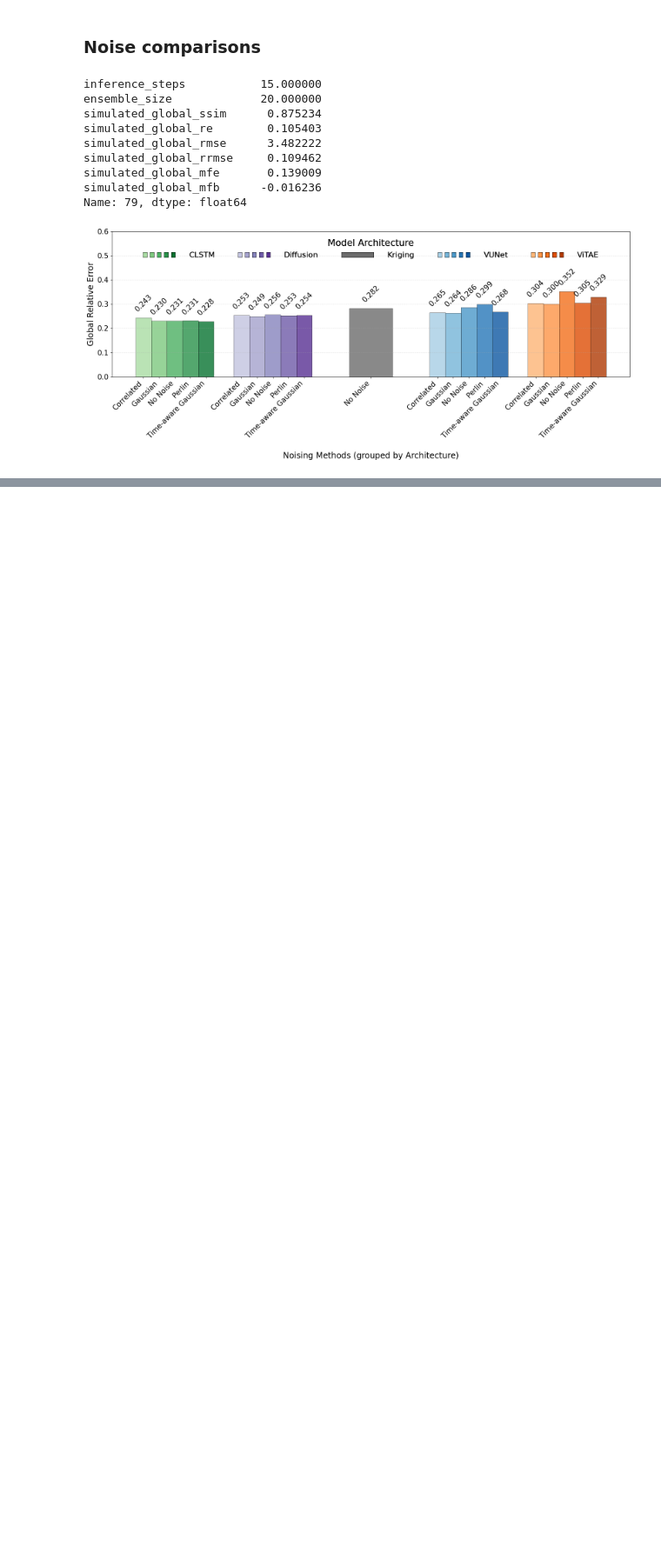
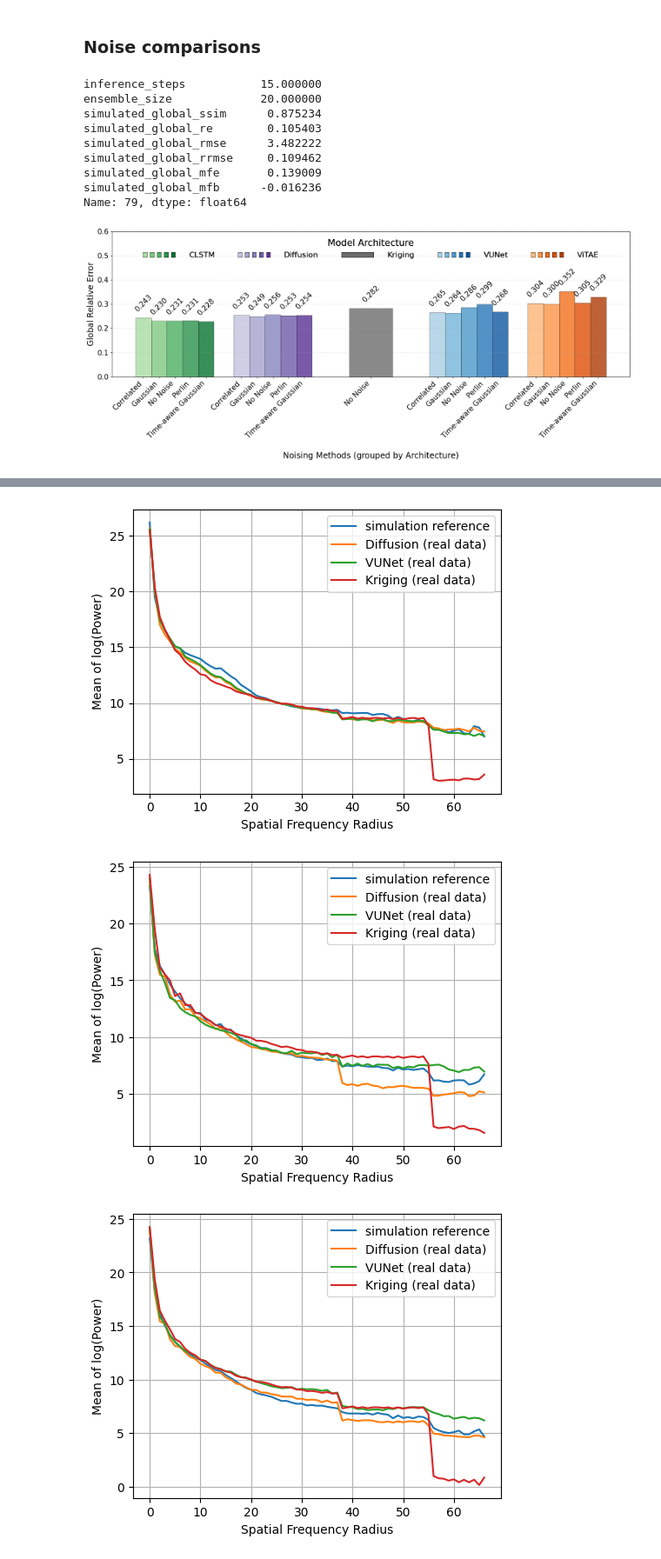
Before and after one commit to Miha5092/Air-Quality-Field-Construction, a Jupyter notebook: paper_images.ipynb, the cells around one changed output, grey strips where cells are left out. Shown at 87% size. Cells and saved outputs as stored; diff of their text form; code cells hidden in the pictures; blank space fills up the shorter version.

```diff
--- a/paper_images.ipynb
+++ b/paper_images.ipynb
@@ -923,0 +1289,6 @@ plot_all(dict_results)
+# %%
+plot_all_real(dict_results)
+# %% [output]
+[figure, added]
+[figure, added]
+[figure, added]
```
Also changed, not shown: parts of 16 cells of this notebook, 2 other files.
